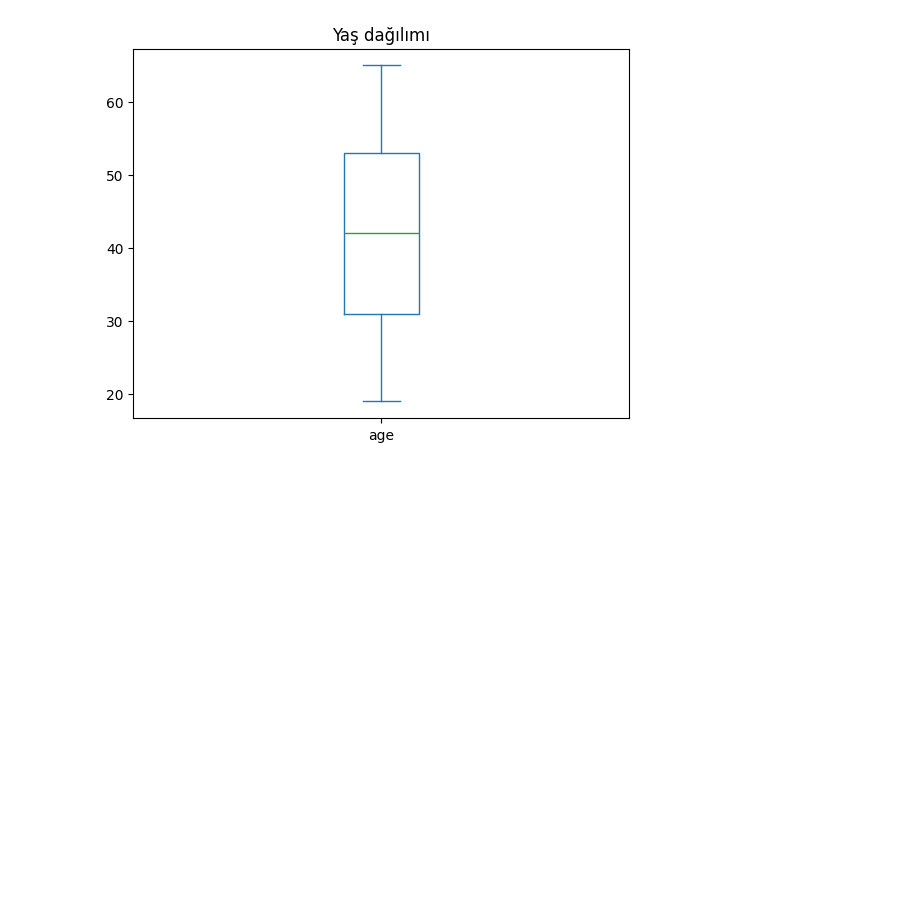
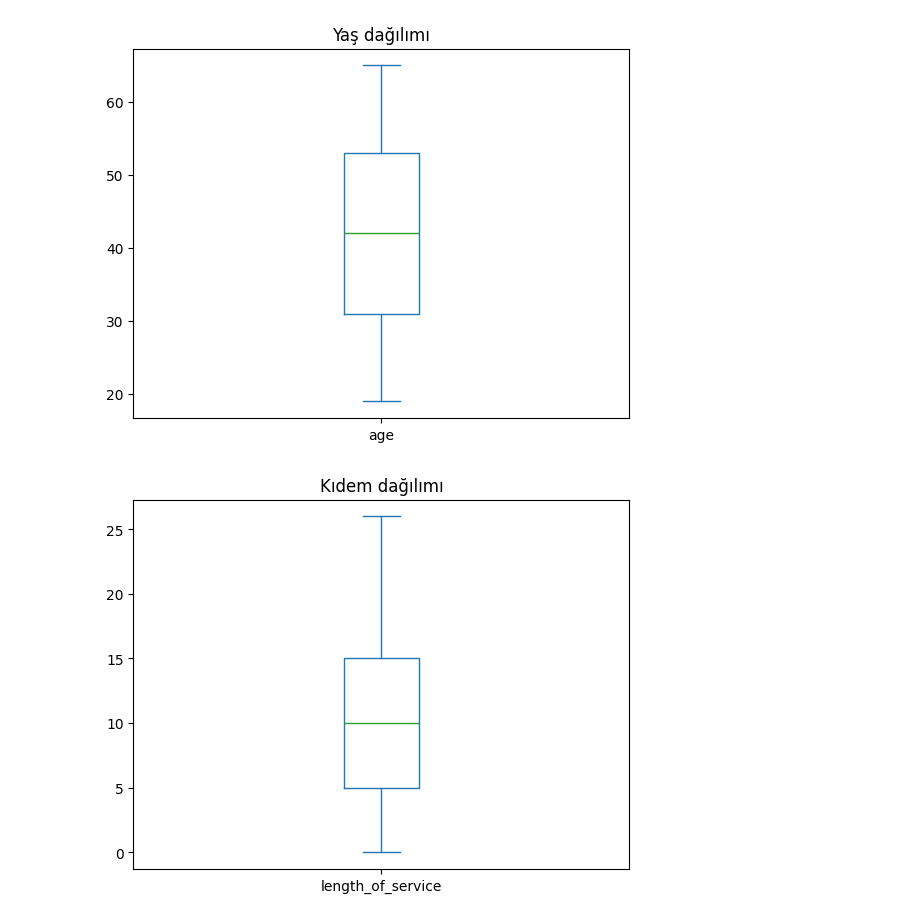
Before and after one commit to nazlican-engineer/Mercek, a Jupyter notebook: notebooks/01_analiz.ipynb, the cells around one changed output. Drawn from its saved outputs; the diff is of its cells as text; code cells hidden in the pictures; blank space fills up the shorter version.

Commit message:
Inspect tenure outliers with a box plot

```diff
--- a/notebooks/01_analiz.ipynb
+++ b/notebooks/01_analiz.ipynb
@@ -465,3 +465,9 @@ plt.title("Yaş dağılımı")
 plt.show()
 # %% [output]
 [figure]
+# %%
+df["length_of_service"].plot.box()
+plt.title("Kıdem dağılımı")
+plt.show()
+# %% [output]
+[figure, added]
```
